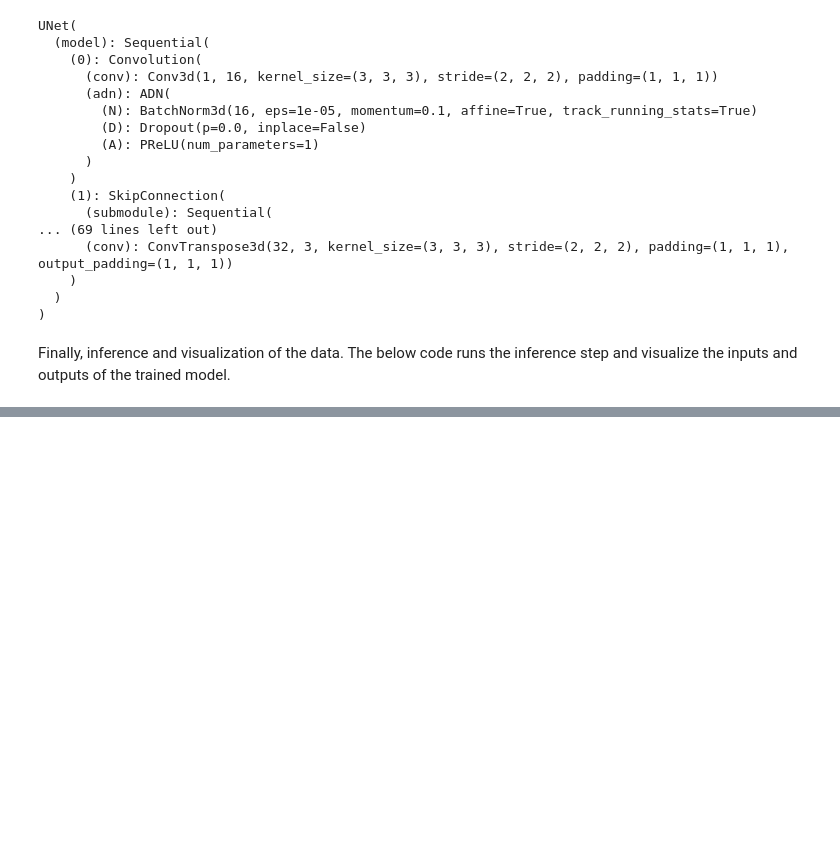
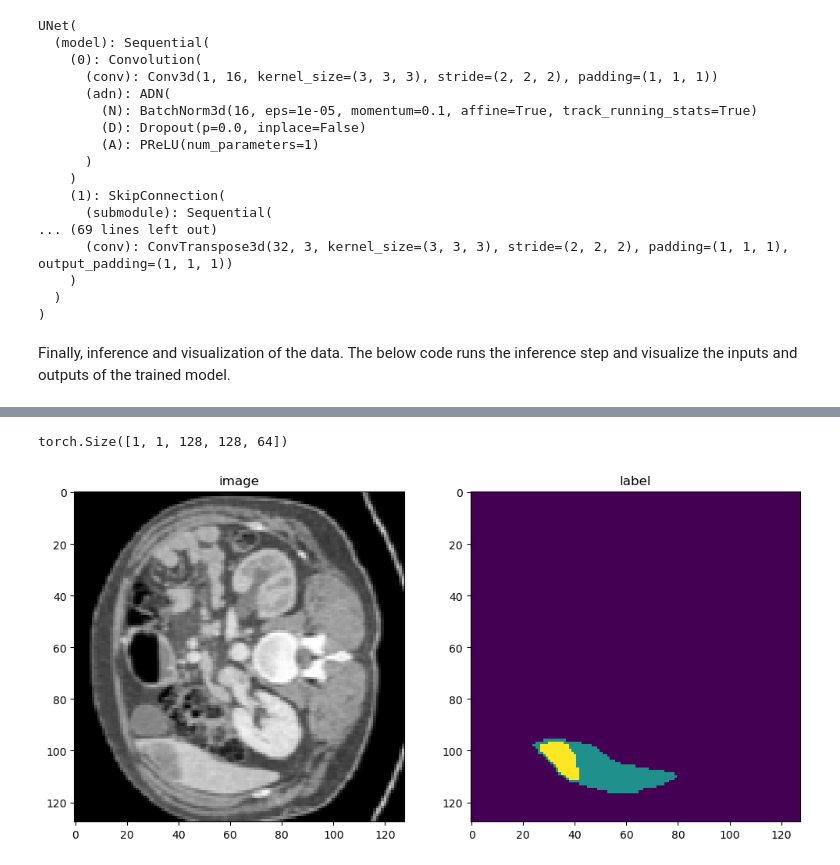
Before and after one commit to mushroonhead/eecs545_medImageSeg, a Jupyter notebook: test_one_hot.ipynb, the cells around one changed output, grey strips where cells are left out. Drawn from its saved outputs; the diff is of its cells as text; code cells hidden in the pictures; blank space fills up the shorter version.

```diff
--- a/test_one_hot.ipynb
+++ b/test_one_hot.ipynb
@@ -257,0 +399,17 @@ torch.Size([1, 1, 128, 128, 477]) torch.Size([1, 1, 128, 128, 477])
+# %%
+data_pt_2= first(train_loader)
+print(data_pt_2["vol"].shape)
+depth_ind = 40
+
+disp_size = 6
+plt.figure("check", (disp_size * 2, disp_size))
+plt.subplot(1, 2, 1)
+plt.title(f"image")
+plt.imshow(data_pt_2["vol"][0, 0, :, :, depth_ind], cmap="gray")
+plt.subplot(1, 2, 2)
+plt.title(f"label")
+plt.imshow(data_pt_2["seg"][0, 0, :, :, depth_ind])
+plt.show()
+# %% [output]
+torch.Size([1, 1, 128, 128, 64])
+[figure, added]
```
Also changed, not shown: parts of 14 cells of this notebook, 3 other files.
